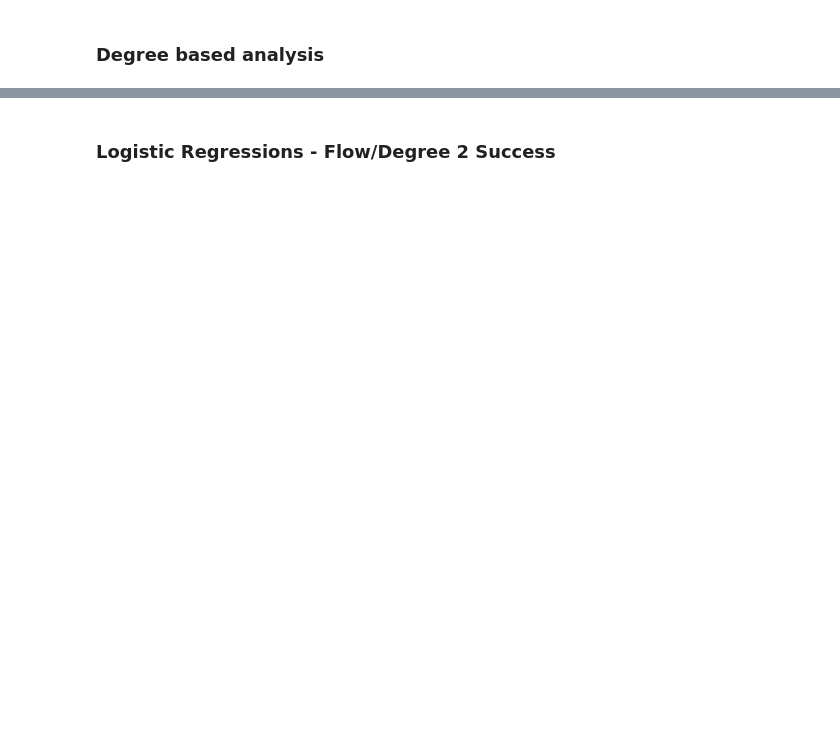
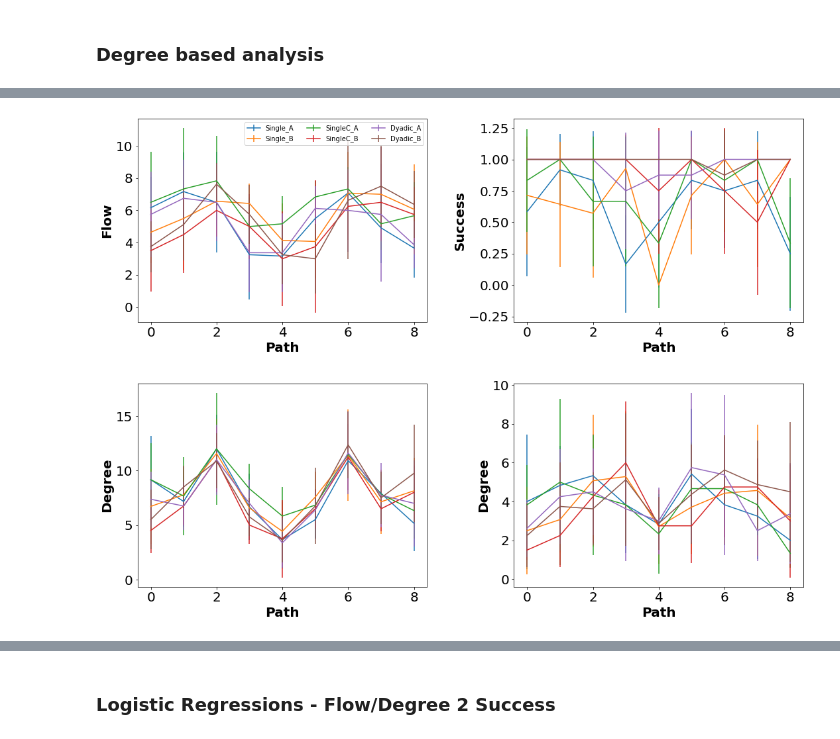
Before and after one commit to lucasessmann/GTA_ET, a Jupyter notebook: FlowAnalysis.ipynb, the cells around one changed output, grey strips where cells are left out. Drawn from its saved outputs; the diff is of its cells as text; code cells hidden in the pictures; blank space fills up the shorter version.

Commit message:
Plot adjustments

```diff
--- a/FlowAnalysis.ipynb
+++ b/FlowAnalysis.ipynb
@@ -1381,4 +1369,7 @@ See the caveats in the documentation: https://pandas.pydata.org/pandas-docs/stab
 # %%
+conditions = ['Single', 'SingleC', 'Dyadic']
+directions = ['A','B']
+
 conditions1 = ['Single',  'Single', 'SingleC']
 conditions2 = ['SingleC', 'Dyadic', 'Dyadic']
 
@@ -1439,12 +1430,21 @@ for c_idx in range(len(conditions1)):
 
 
 
-plt.figure(figsize=(20,15))
+figgy = plt.figure(figsize=(18,13))
 
-plt.subplot(2,2,1)
+
+# create grid for different subplots
+gs = gridspec.GridSpec(ncols=2, nrows=2,
+                         width_ratios=[1, 1], wspace=0.3,
+                         hspace=0.3, height_ratios=[1, 1])
+
+
+ax1 = figgy.add_subplot(gs[0])
+
+#plt.subplot(2,2,1)
 plt.xlabel('Path', fontsize=20, fontweight='bold')
 plt.ylabel('Flow', fontsize=20, fontweight='bold')
-plt.title('Flow Errorbars across paths')
+#plt.title('Flow Errorbars across paths')
 labels = []
 
 for con in conditions:
@@ -1457,14 +1457,20 @@ for con in conditions:
 
         labels.append(con+'_'+di)
 
-plt.legend(labels)
+#plt.legend(labels)
+
+plt.legend(labels, loc="best", ncol=3)
+
+ax1 = plt.gca()
+ax1.tick_params(axis = 'both', which = 'major', labelsize = fontsize)
+ax1.tick_params(axis = 'both', which = 'minor', labelsize = fontsize)
 
 
-
-plt.subplot(2,2,2)
+ax2 = figgy.add_subplot(gs[1])
+#plt.subplot(2,2,2)
 plt.xlabel('Path', fontsize=20, fontweight='bold')
 plt.ylabel('Success', fontsize=20, fontweight='bold')
-plt.title('Success Errorbars across paths')
+#plt.title('Success Errorbars across paths')
 labels = []
 
 for con in conditions:
@@ -1481,8 +1487,12 @@ for con in conditions:
 
         labels.append(con+'_'+di)
 
-plt.legend(labels)
+#plt.legend(labels)
 
+
+ax2 = plt.gca()
+ax2.tick_params(axis = 'both', which = 'major', labelsize = fontsize)
+ax2.tick_params(axis = 'both', which = 'minor', labelsize = fontsize)
 
 #directions = ['A', 'B']
 #
@@ -1492,10 +1502,12 @@ plt.legend(labels)
 #plt.ylabel('Frequency', fontsize=20, fontweight='bold')
 #plt.title('Correlation between maxflows averaged over subjects per path')
 #
-plt.subplot(2,2,3)
+#plt.subplot(2,2,3)
+ax3 = figgy.add_subplot(gs[2])
+
 plt.xlabel('Path', fontsize=20, fontweight='bold')
 plt.ylabel('Degree', fontsize=20, fontweight='bold')
-plt.title('Degree Errorbars across paths')
+#plt.title('Degree Errorbars across paths')
 
 labels =[]
 for con in conditions:
@@ -1535,41 +1547,64 @@ for con in conditions:
 
             labels.append(con+'_'+di)
 
-plt.legend(labels)
+#plt.legend(labels)
+
+ax3 = plt.gca()
+ax3.tick_params(axis = 'both', which = 'major', labelsize = fontsize)
+ax3.tick_params(axis = 'both', which = 'minor', labelsize = fontsize)
 
 
 # ---- Difference between Buildings - A ----
 
 directions = ['A', 'B']
 
-plt.subplot(2,2,4)
+#plt.subplot(2,2,4)
+
+ax4 = figgy.add_subplot(gs[3])
+
 plt.xlabel('Path', fontsize=20, fontweight='bold')
 plt.ylabel('Degree', fontsize=20, fontweight='bold')
-plt.title('Degree Errorbars across paths - Difference between start and target')
+#plt.title('Degree Errorbars across paths - Difference between start and target')
 
 labels =[]
 
 for con in conditions:
     for di in directions:
 
         lst = Degree_df.loc[(Degree_df.Condition==con) & (Degree_df['Direction']==di)].dropna(axis=1)
         y = []
         yerr = []
         for idx in range(len(lst)):
             if con == 'Dyadic':
                 y.append(np.mean(list(map(lambda x: abs(x[0]-x[1]), lst.iloc[idx, 5:]))))
                 yerr.append(np.std(list(map(lambda x: abs(x[0]-x[1]), lst.iloc[idx, 5:]))))
             else:
                 y.append(np.mean(list(map(lambda x: abs(x[0]-x[1]), lst.iloc[idx, 4:]))))
                 yerr.append(np.std(list(map(lambda x: abs(x[0]-x[1]), lst.iloc[idx, 4:]))))
 
 
         plt.errorbar(x=range(0,9), y=y, yerr=yerr)
 
         labels.append(con+'_'+di)
 
-plt.legend(labels)
+#plt.legend(labels)
+
+
+ax4 = plt.gca()
+ax4.tick_params(axis = 'both', which = 'major', labelsize = fontsize)
+ax4.tick_params(axis = 'both', which = 'minor', labelsize = fontsize)
+
+
+plt.savefig(GIT_GRAPH_PATH + "Degree_vs_Flow_errorbar.png",
+            dpi=200,
+            format="PNG",
+            transparent=False,
+            facecolor='white',
+            bbox_inches = "tight")
+
 
 
 if close_figures == True:
     plt.close('all')
+# %% [output]
+[figure, added]
```
Also changed, not shown: parts of 14 cells of this notebook, 1 other file.
